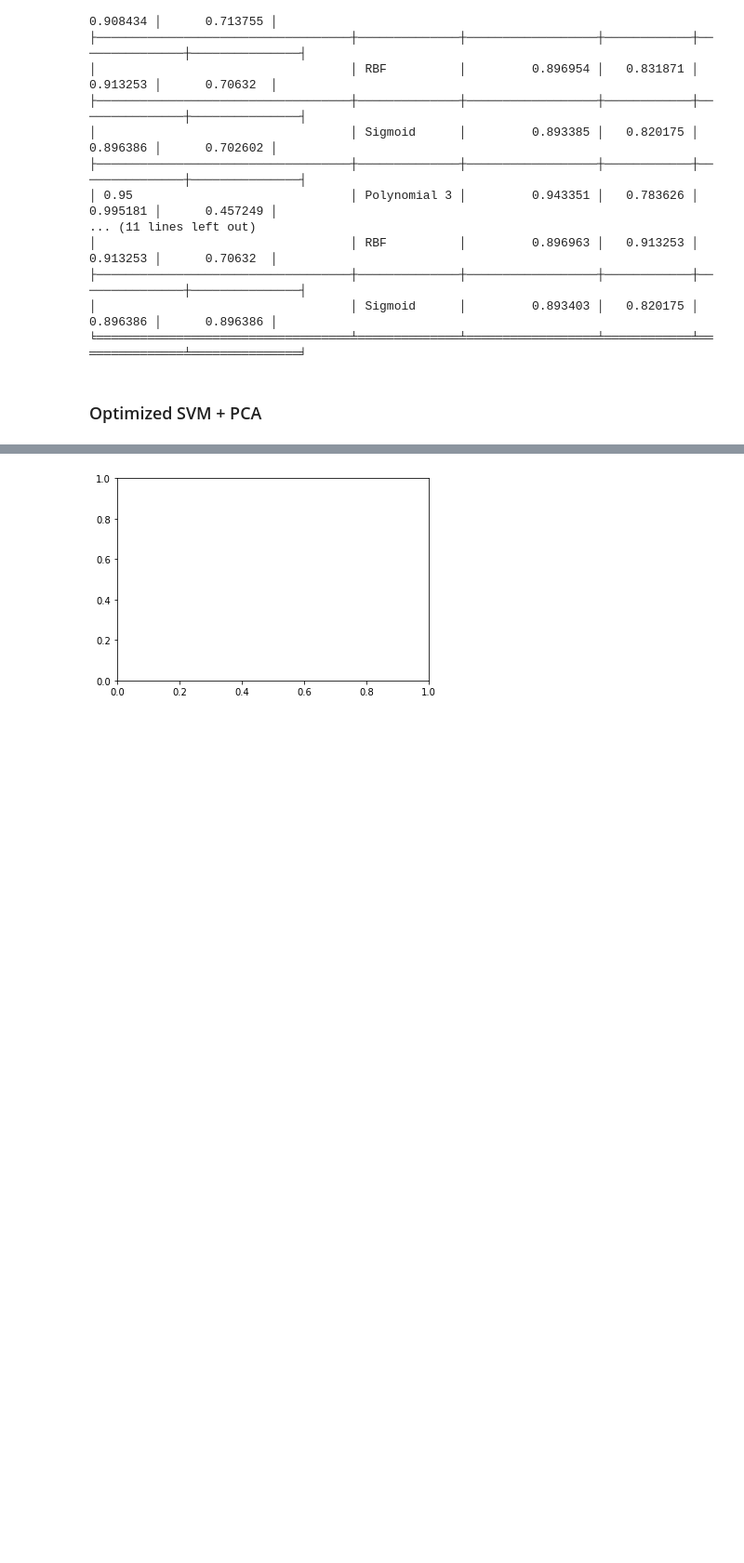
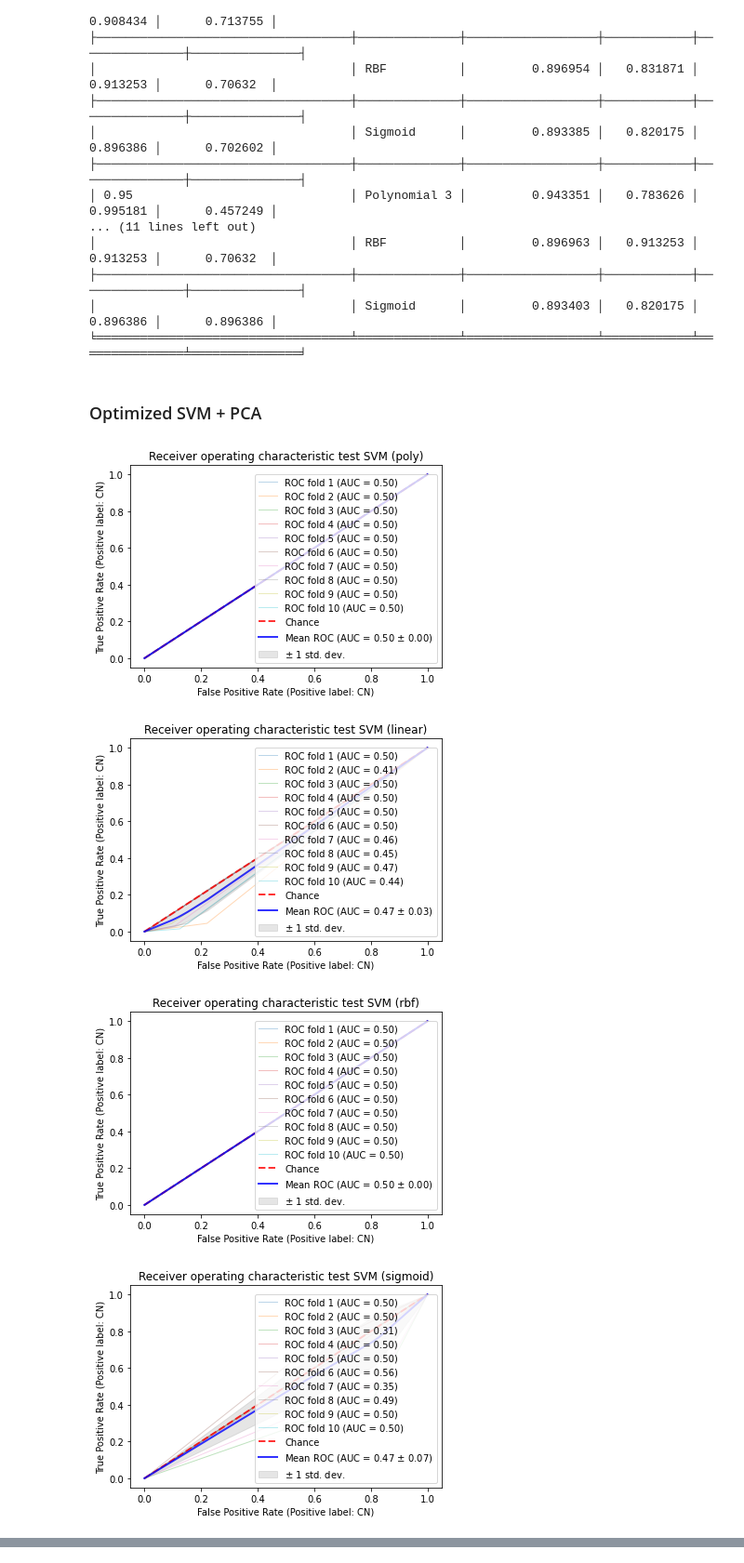
Before and after one commit to MarshaKamsteeg/TM10007_Machine_Learning_Group_Assignment, a Jupyter notebook: tm10007_group_9_code.ipynb, the cells around one changed output, grey strips where cells are left out. Shown at 93% size. Cells and saved outputs as stored; diff of their text form; code cells hidden in the pictures; blank space fills up the shorter version.

```diff
--- a/tm10007_group_9_code.ipynb
+++ b/tm10007_group_9_code.ipynb
@@ -1704,7 +1704,7 @@ warnings.filterwarnings('ignore')
 from sklearn.metrics import RocCurveDisplay
 
 # Which kernels do we use:
-kernels = ('SVM Polynomial 2', 'SVM RBF', 'SVM Sigmoid','SVM Linear', 'K-Nearest Neighbor')#A function which returns the corresponding SVC model
+kernels = ('SVM Polynomial 3', 'SVM RBF', 'SVM Sigmoid','SVM Linear', 'K-Nearest Neighbor')#A function which returns the corresponding SVC model
 def getClassifier(ktype):
   if ktype == 0:
       # Support Vector Machine Polynomial kernel
@@ -1743,7 +1743,7 @@ n_components = [0.95, 0.99, 0.99, 0.99]
 
 names_clfs = ['SVM (poly)', 'SVM (linear)', 'SVM (rbf)', 'SVM (sigmoid)', 'KNN']
 
-for ker, clasf in zip(range(5), names_clfs):
+for ker, clasf in zip(range(4), names_clfs):
   train_scores = []
   val_scores = []
   ACCURACIES = []
@@ -1785,13 +1785,12 @@ for ker, clasf in zip(range(5), names_clfs):
     # TEST
     viz_t = RocCurveDisplay.from_estimator(
         selected_classifier,
-        selected_data_univ_testset_norm,
+        selected_data_pca_testset,
         label_testset,
         name="ROC fold {}".format(j+1),
         alpha=0.3,
         lw=1,
-        ax=ax,
-    )
+        ax=ax)
     interp_tpr_t = np.interp(mean_fpr_t, viz_t.fpr, viz_t.tpr)
     interp_tpr_t[0] = 0.0
     tprs_t.append(interp_tpr_t)
@@ -1916,30 +1915,34 @@ for ker, clasf in zip(range(5), names_clfs):
       lw=2,
       alpha=0.8,
   )
 
   std_tpr_t = np.std(tprs_t, axis=0)
   tprs_upper_t = np.minimum(mean_tpr_t + std_tpr_t, 1)
   tprs_lower_t = np.maximum(mean_tpr_t - std_tpr_t, 0)
   ax.fill_between(
       mean_fpr_t,
       tprs_lower_t,
       tprs_upper_t,
       color="grey",
       alpha=0.2,
       label=r"$\pm$ 1 std. dev.",
   )
 
   ax.set(
       xlim=[-0.05, 1.05],
       ylim=[-0.05, 1.05],
       title="Receiver operating characteristic test %s" % (clasf),
   )
   ax.legend(loc="lower right")
   plt.show()
 
 auc_table = {'Classifier': kernels, 'Mean AUC': all_val_mean, 'Standard deviation AUC': all_val_std, 'Mean Accuracy': all_mean_accuracies, 'Mean Sensitivity': all_mean_sensitivities, 'Mean Specificity': all_mean_specificities}
 print(tabulate(auc_table, headers='keys', tablefmt='fancy_grid'))
 
 auc_table_t = {'Classifier': kernels, 'Mean AUC': all_test_mean, 'Standard deviation AUC': all_test_std, 'Mean Accuracy': all_mean_accuracies_t, 'Mean Sensitivity': all_mean_sensitivities_t, 'Mean Specificity': all_mean_specificities_t}
 print(tabulate(auc_table_t, headers='keys', tablefmt='fancy_grid'))
 # %% [output]
+[figure, new version]
+[figure, added]
+[figure, added]
+[figure, added]
@@ -1947 +1965,0 @@ TypeError: ignored
-[figure, old version]
```
Also changed, not shown: parts of 1 cell of this notebook.
